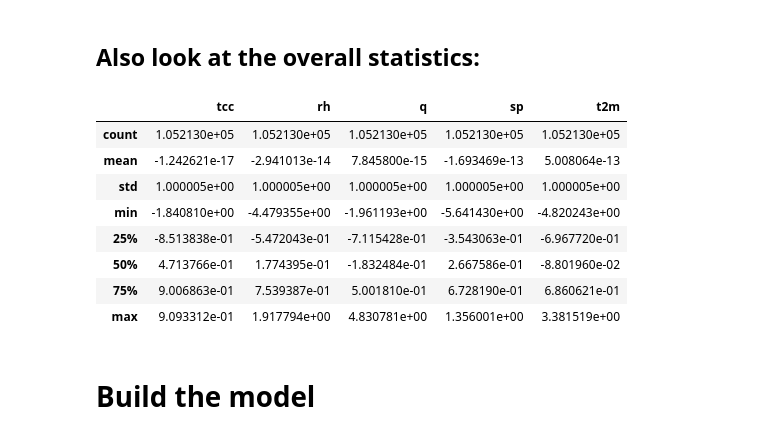
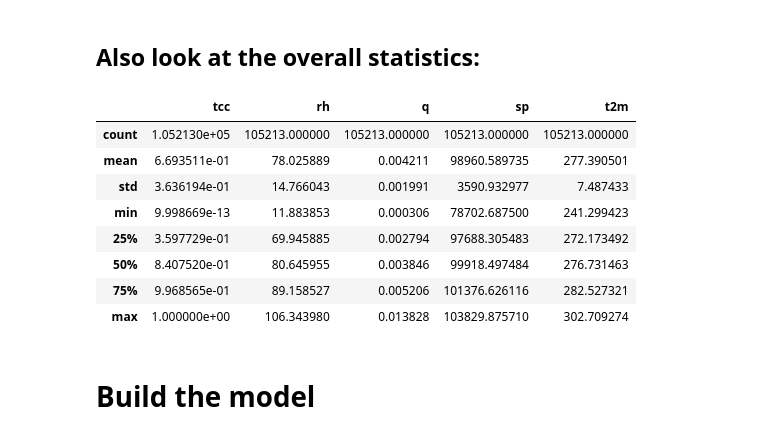
Before and after one commit to hannasv/Project3, a Jupyter notebook: keras_nn.ipynb, the cells around one changed output. Saved outputs shown, nothing was run; the diff lists cells and outputs as text; code cells hidden in the pictures.

```diff
--- a/keras_nn.ipynb
+++ b/keras_nn.ipynb
@@ -79,11 +79,13 @@ column_names = ['rh', 'q', 'sp', 't2m']
 # %%
 yn_train = yn_train.reshape(yn_train.shape[0], 1)
 yn_test= yn_test.reshape(yn_test.shape[0], 1)
+y_train = y_train.reshape(y_train.shape[0], 1)
 yn_train.shape
 # %% [output]
 (105213, 1)
 # %%
 dfXn_train=pd.DataFrame(Xn_train, columns=column_names)
+dfX_train=pd.DataFrame(X_train, columns=column_names)
 dfXn_train.head()
 # %% [output]
 |  | rh | q | sp | t2m |
@@ -104,6 +106,7 @@ dfXn_test.head()
 | 4 | 0.629569 | -0.979600 | 0.459418 | -0.952713 |
 # %%
 dfyn_train = pd.DataFrame(yn_train , columns=['tcc'])
+dfy_train = pd.DataFrame(y_train , columns=['tcc'])
 dfyn_train.head()
 # %% [output]
 |  | tcc |
@@ -142,3 +145,6 @@ df_test.head()
 | 2 | 0.909331 | 1.029064 | -1.410936 | 0.500046 | -1.719161 |
 | 3 | 0.904044 | 0.786234 | -1.202125 | 0.486254 | -1.272233 |
 | 4 | 0.884487 | 0.629569 | -0.979600 | 0.459418 | -0.952713 |
+# %%
+df_t = pd.merge(dfy_train, dfX_train, left_index=True,right_index=True)
+df_t.head()
@@ -176,19 +190,19 @@ sns.pairplot(df_train, diag_kind="kde")
 # %% [markdown]
 ## Also look at the overall statistics:
 # %%
-train_stats = df_train.describe()
+train_stats = df_t.describe()
 #train_stats.pop("tcc")
 #train_stats = df_train.transpose()
 train_stats
 # %% [output]
 |  | tcc | rh | q | sp | t2m |
-| count | 1.052130e+05 | 1.052130e+05 | 1.052130e+05 | 1.052130e+05 | 1.052130e+05 |
-| mean | -1.242621e-17 | -2.941013e-14 | 7.845800e-15 | -1.693469e-13 | 5.008064e-13 |
-| std | 1.000005e+00 | 1.000005e+00 | 1.000005e+00 | 1.000005e+00 | 1.000005e+00 |
-| min | -1.840810e+00 | -4.479355e+00 | -1.961193e+00 | -5.641430e+00 | -4.820243e+00 |
-| 25% | -8.513838e-01 | -5.472043e-01 | -7.115428e-01 | -3.543063e-01 | -6.967720e-01 |
-| 50% | 4.713766e-01 | 1.774395e-01 | -1.832484e-01 | 2.667586e-01 | -8.801960e-02 |
-| 75% | 9.006863e-01 | 7.539387e-01 | 5.001810e-01 | 6.728190e-01 | 6.860621e-01 |
-| max | 9.093312e-01 | 1.917794e+00 | 4.830781e+00 | 1.356001e+00 | 3.381519e+00 |
+| count | 1.052130e+05 | 105213.000000 | 105213.000000 | 105213.000000 | 105213.000000 |
+| mean | 6.693511e-01 | 78.025889 | 0.004211 | 98960.589735 | 277.390501 |
+| std | 3.636194e-01 | 14.766043 | 0.001991 | 3590.932977 | 7.487433 |
+| min | 9.998669e-13 | 11.883853 | 0.000306 | 78702.687500 | 241.299423 |
+| 25% | 3.597729e-01 | 69.945885 | 0.002794 | 97688.305483 | 272.173492 |
+| 50% | 8.407520e-01 | 80.645955 | 0.003846 | 99918.497484 | 276.731463 |
+| 75% | 9.968565e-01 | 89.158527 | 0.005206 | 101376.626116 | 282.527321 |
+| max | 1.000000e+00 | 106.343980 | 0.013828 | 103829.875710 | 302.709274 |
 # %% [markdown]
 # Build the model
```
Also changed, not shown: parts of 10 cells of this notebook.
